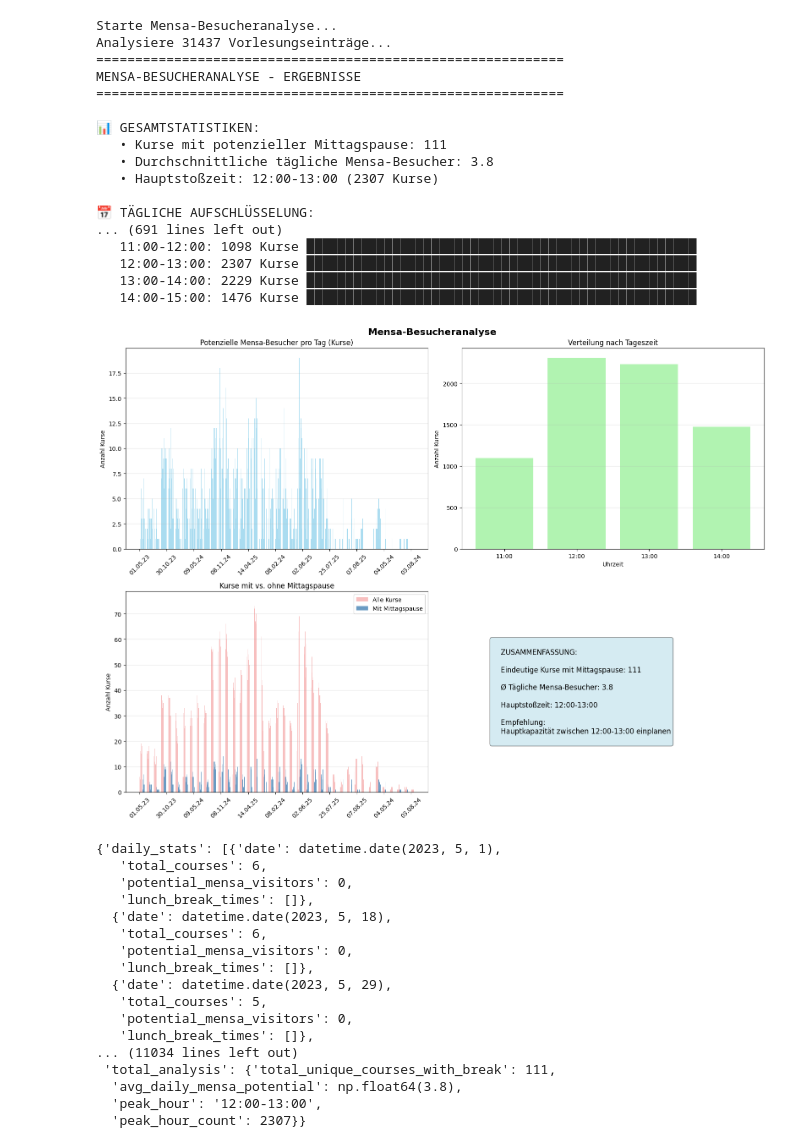
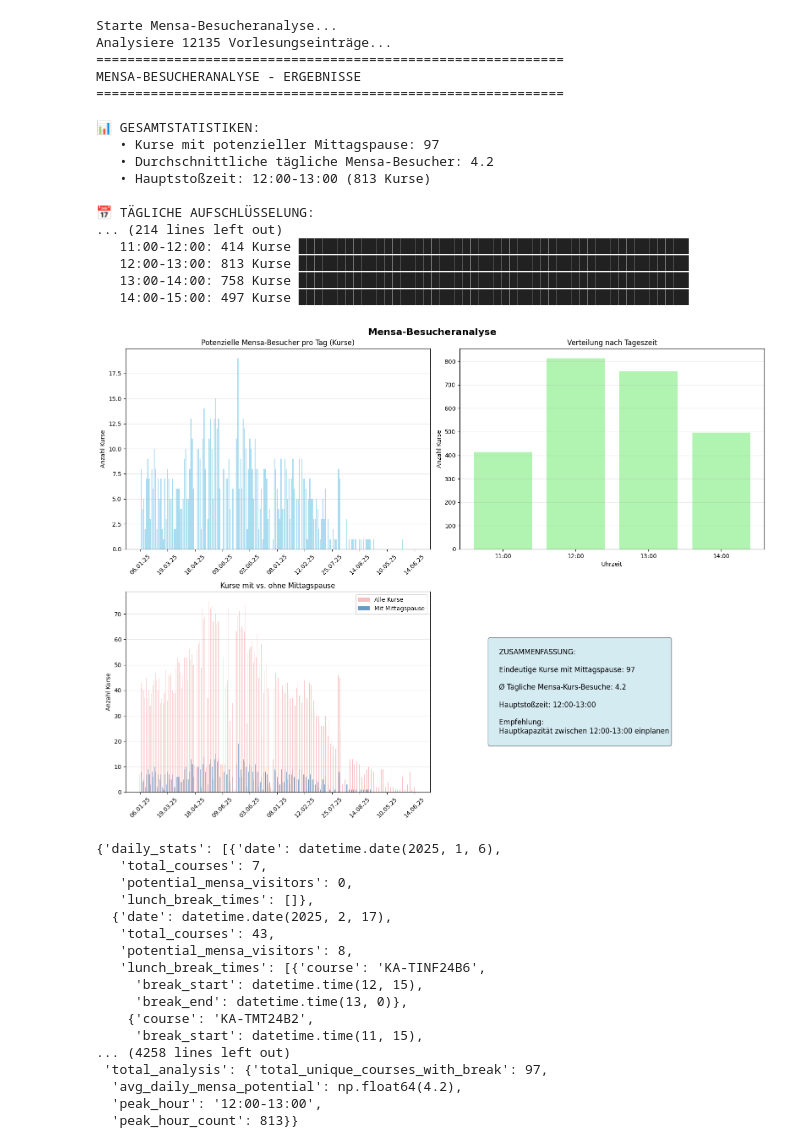
Before and after one commit to HendrikMeyer02/calender-data, a Jupyter notebook: New_scrape_data.ipynb, the cells around one changed output. Saved outputs shown, nothing was run; the diff lists cells and outputs as text; code cells hidden in the pictures.

```diff
--- a/New_scrape_data.ipynb
+++ b/New_scrape_data.ipynb
@@ -209,6 +209,8 @@ df_cleaned = df.drop_duplicates(
     keep="first"
 )
 
-df_2025 = df_cleaned[df_cleaned['start_date'].dt.year == 2025]
-df_2025.tail(30)
+df_cleaned['start_date'] = pd.to_datetime(df_cleaned['start_date'])
+
+# Dann nach Jahr 2025 filtern
+df_cleaned = df_cleaned[df_cleaned['start_date'].dt.year == 2025]
 # %% [output]
@@ -433,7 +439,7 @@ def create_visualizations(results):
 
     Eindeutige Kurse mit Mittagspause: {results['total_analysis']['total_unique_courses_with_break']}
 
-    Ø Tägliche Mensa-Besucher: {results['total_analysis']['avg_daily_mensa_potential']}
+    Ø Tägliche Mensa-Kurs-Besuche: {results['total_analysis']['avg_daily_mensa_potential']}
 
     Hauptstoßzeit: {results['total_analysis']['peak_hour']}
 
@@ -464,57 +470,57 @@ def main(df_path_or_dataframe):
 
     print("Starte Mensa-Besucheranalyse...")
     print(f"Analysiere {len(df)} Vorlesungseinträge...")
 
     # Analyse durchführen
     results = analyze_mensa_potential(df)
 
     # Ergebnisse ausgeben
     print_results(results)
 
     # Visualisierungen erstellen
     try:
         create_visualizations(results)
     except Exception as e:
         print(f"\nHinweis: Visualisierungen konnten nicht erstellt werden: {e}")
 
     return results
 
 
 
 main(df_cleaned)
 # %% [output]
 Starte Mensa-Besucheranalyse...
-Analysiere 31437 Vorlesungseinträge...
+Analysiere 12135 Vorlesungseinträge...
 ============================================================
 MENSA-BESUCHERANALYSE - ERGEBNISSE
 ============================================================
 
 📊 GESAMTSTATISTIKEN:
-   • Kurse mit potenzieller Mittagspause: 111
-   • Durchschnittliche tägliche Mensa-Besucher: 3.8
-   • Hauptstoßzeit: 12:00-13:00 (2307 Kurse)
+   • Kurse mit potenzieller Mittagspause: 97
+   • Durchschnittliche tägliche Mensa-Besucher: 4.2
+   • Hauptstoßzeit: 12:00-13:00 (813 Kurse)
 
 📅 TÄGLICHE AUFSCHLÜSSELUNG:
-... (691 lines left out)
-   11:00-12:00: 1098 Kurse ██████████████████████████████████████████████████
-   12:00-13:00: 2307 Kurse ██████████████████████████████████████████████████
-   13:00-14:00: 2229 Kurse ██████████████████████████████████████████████████
-   14:00-15:00: 1476 Kurse ██████████████████████████████████████████████████
+... (214 lines left out)
+   11:00-12:00: 414 Kurse ██████████████████████████████████████████████████
+   12:00-13:00: 813 Kurse ██████████████████████████████████████████████████
+   13:00-14:00: 758 Kurse ██████████████████████████████████████████████████
+   14:00-15:00: 497 Kurse ██████████████████████████████████████████████████
-[figure, old version]
+[figure, new version]
-{'daily_stats': [{'date': datetime.date(2023, 5, 1),
-   'total_courses': 6,
+{'daily_stats': [{'date': datetime.date(2025, 1, 6),
+   'total_courses': 7,
    'potential_mensa_visitors': 0,
    'lunch_break_times': []},
-  {'date': datetime.date(2023, 5, 18),
-   'total_courses': 6,
-   'potential_mensa_visitors': 0,
-   'lunch_break_times': []},
-  {'date': datetime.date(2023, 5, 29),
-   'total_courses': 5,
-   'potential_mensa_visitors': 0,
-   'lunch_break_times': []},
-... (11034 lines left out)
- 'total_analysis': {'total_unique_courses_with_break': 111,
-  'avg_daily_mensa_potential': np.float64(3.8),
+  {'date': datetime.date(2025, 2, 17),
+   'total_courses': 43,
+   'potential_mensa_visitors': 8,
+   'lunch_break_times': [{'course': 'KA-TINF24B6',
+     'break_start': datetime.time(12, 15),
+     'break_end': datetime.time(13, 0)},
+    {'course': 'KA-TMT24B2',
+     'break_start': datetime.time(11, 15),
+... (4258 lines left out)
+ 'total_analysis': {'total_unique_courses_with_break': 97,
+  'avg_daily_mensa_potential': np.float64(4.2),
   'peak_hour': '12:00-13:00',
-  'peak_hour_count': 2307}}
+  'peak_hour_count': 813}}
```
Also changed, not shown: parts of 3 cells of this notebook, 4 other files.
